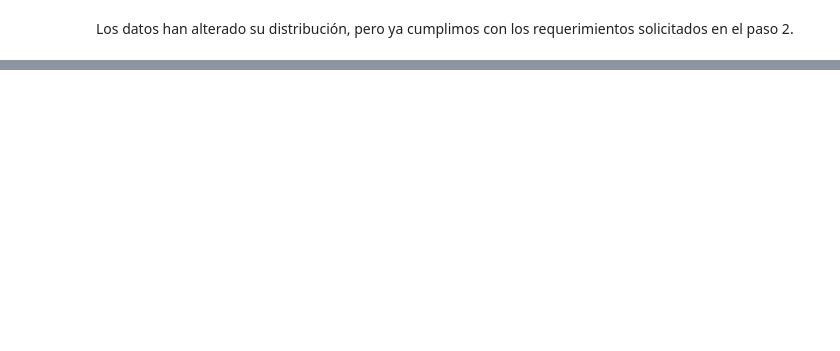
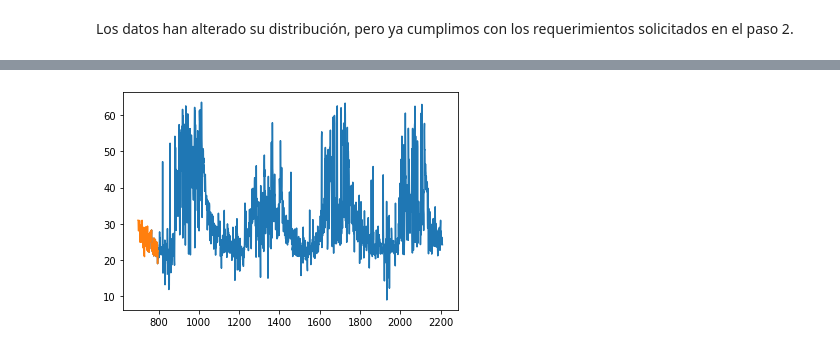
Before and after one commit to homosapienssapiens/feature-engineering, a Jupyter notebook: Final project.ipynb, the cells around one changed output, grey strips where cells are left out. Drawn from its saved outputs; the diff is of its cells as text; code cells hidden in the pictures; blank space fills up the shorter version.

```diff
--- a/Final project.ipynb
+++ b/Final project.ipynb
@@ -227,0 +409,4 @@ plt.hist(dffull['data_x2'])
+# %%
+x11460 = shapelet(dffull['data_x1'], 1460)
+# %% [output]
+[figure, added]
```
Also changed, not shown: parts of 66 cells of this notebook.
